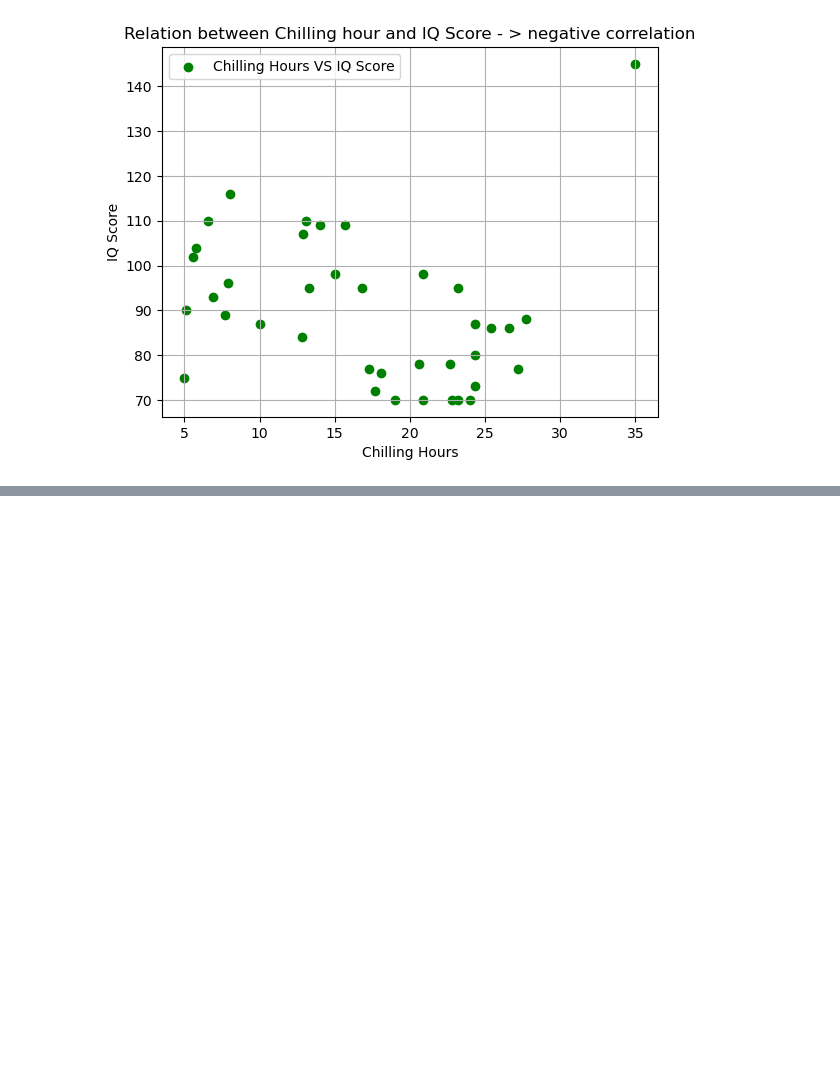
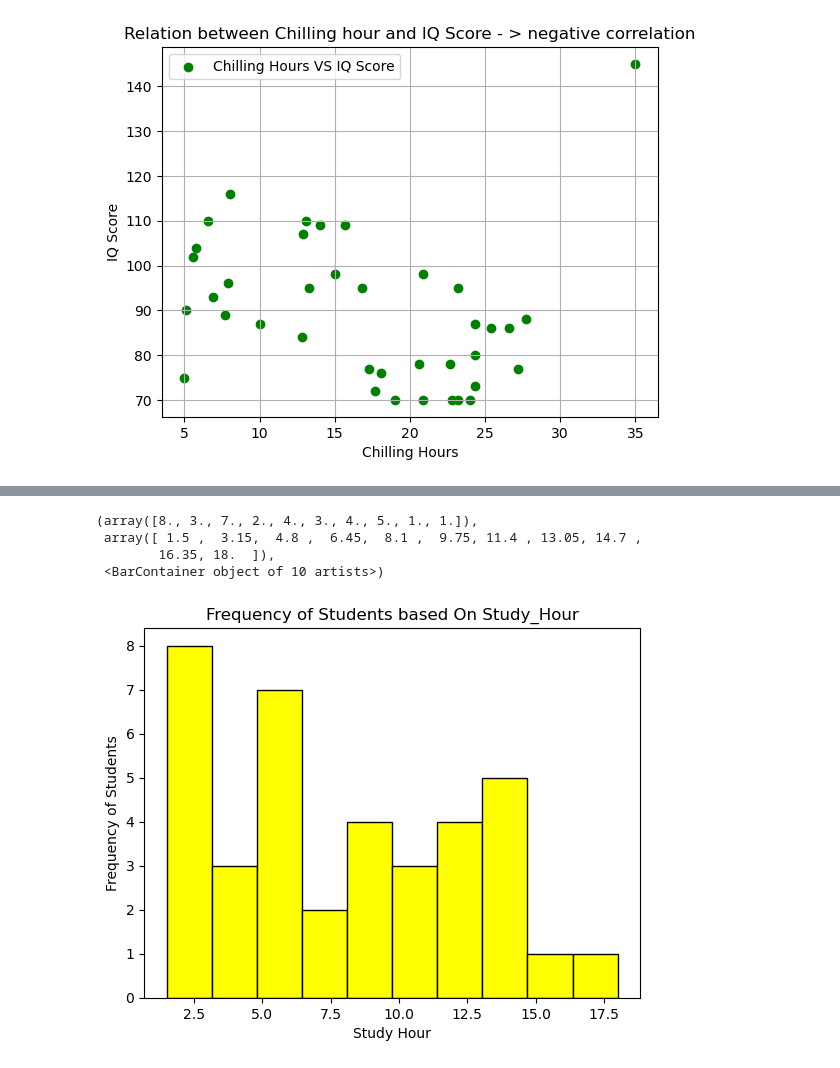
Before and after one commit to Dev-Maidul/Matplotlib, a Jupyter notebook: matplotlib.ipynb, the cells around one changed output, grey strips where cells are left out. Drawn from its saved outputs; the diff is of its cells as text; code cells hidden in the pictures; blank space fills up the shorter version.

```diff
--- a/matplotlib.ipynb
+++ b/matplotlib.ipynb
@@ -143,0 +155,13 @@ plt.legend()
+# %%
+# based on study hour
+plt.xlabel('Study Hour')
+plt.ylabel("Frequency of Students")
+plt.title("Frequency of Students based On Study_Hour")
+plt.hist(students['Study_Hour'],color='yellow',edgecolor='black',bins=10)
+# plt.hist(students['Study_Hour'],bins=15,color='Red',edgecolor='black')
+# %% [output]
+(array([8., 3., 7., 2., 4., 3., 4., 5., 1., 1.]),
+ array([ 1.5 ,  3.15,  4.8 ,  6.45,  8.1 ,  9.75, 11.4 , 13.05, 14.7 ,
+        16.35, 18.  ]),
+ <BarContainer object of 10 artists>)
+[figure, added]
```
Also changed, not shown: parts of 2 cells of this notebook.
